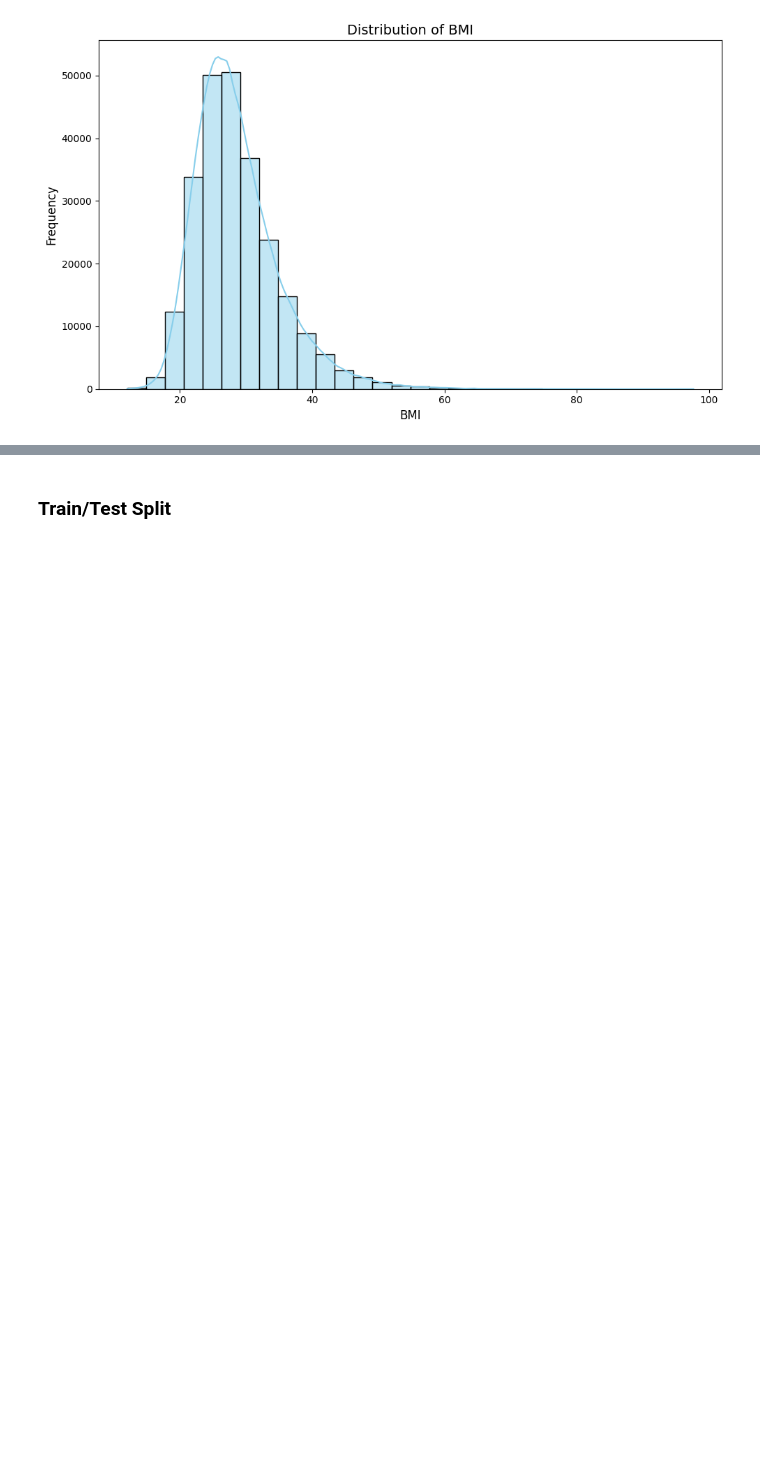
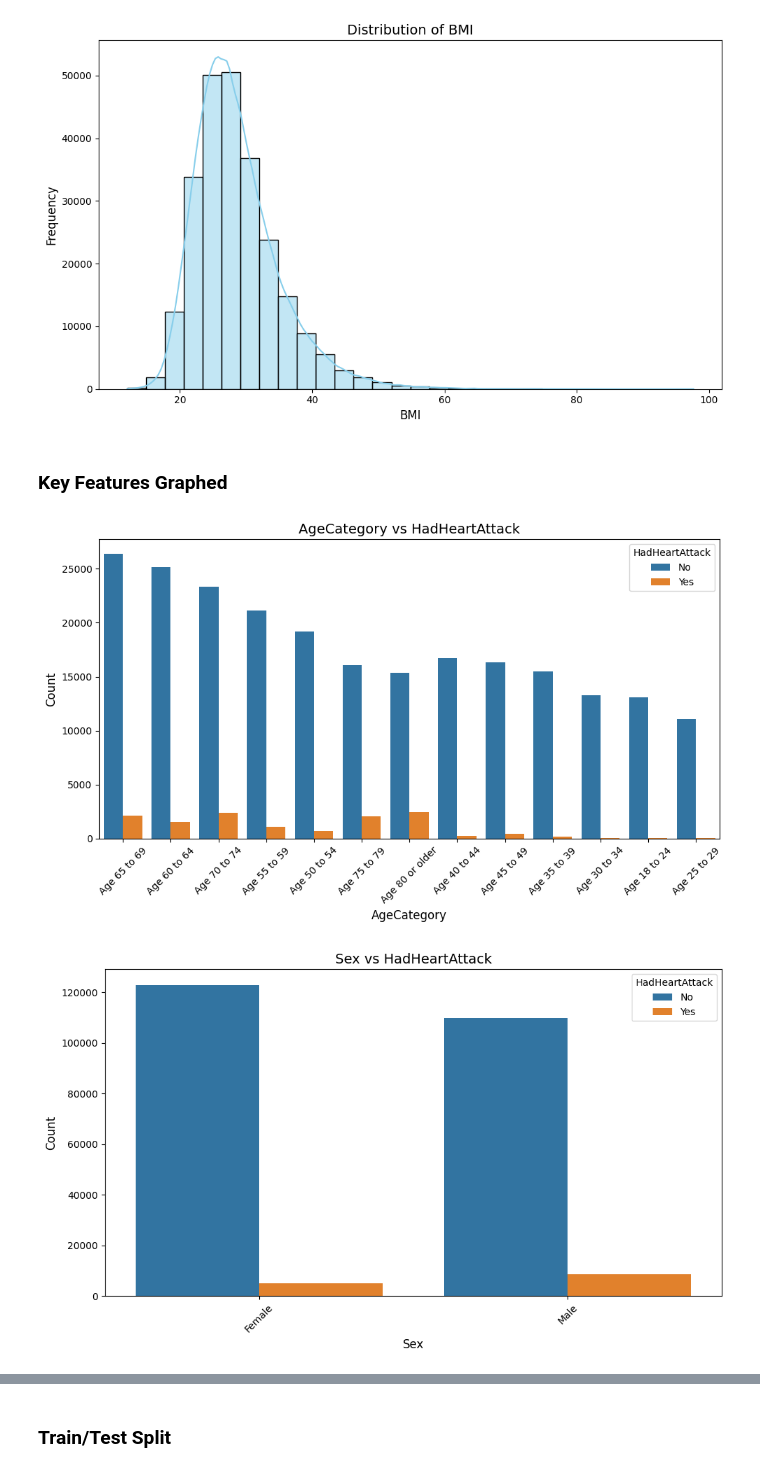
Before and after one commit to johnpospisil/heart-disease, a Jupyter notebook: heart-disease-prediction.ipynb, the cells around one changed output, grey strips where cells are left out. Cells and saved outputs as stored; diff of their text form; code cells hidden in the pictures; blank space fills up the shorter version.

```diff
--- a/heart-disease-prediction.ipynb
+++ b/heart-disease-prediction.ipynb
@@ -299,3 +299,36 @@ for column in numerical_columns:
 [figure]
 [figure]
 [figure]
+# %% [markdown]
+### Key Features Graphed
+# %%
+# Ensure 'HadHeartAttack' is present in the dataset
+target = 'HadHeartAttack'
+
+# Define a subset of key features for visualization (based on prior analysis)
+key_features = [
+    'AgeCategory', 'Sex', 'BMI', 'SmokerStatus', 'PhysicalActivities',
+    'GeneralHealth', 'HadAngina', 'HadStroke', 'HadDiabetes', 'AlcoholDrinkers'
+]
+
+# Visualize feature-target relationships
+for feature in key_features:
+    plt.figure(figsize=(10, 6))
+
+    if df[feature].dtype == 'object':  # Categorical features
+        sns.countplot(data=df, x=feature, hue=target, order=df[feature].value_counts().index)
+        plt.title(f'{feature} vs {target}', fontsize=14)
+        plt.xlabel(feature, fontsize=12)
+        plt.ylabel('Count', fontsize=12)
+    else:  # Numeric features
+        sns.boxplot(data=df, x=target, y=feature)
+        plt.title(f'{feature} Distribution by {target}', fontsize=14)
+        plt.xlabel(target, fontsize=12)
+        plt.ylabel(feature, fontsize=12)
+
+    plt.xticks(rotation=45, fontsize=10)
+    plt.tight_layout()
+    plt.show()
+# %% [output]
+[figure, added]
+[figure, added]
```
Also changed, not shown: parts of 5 cells of this notebook.
